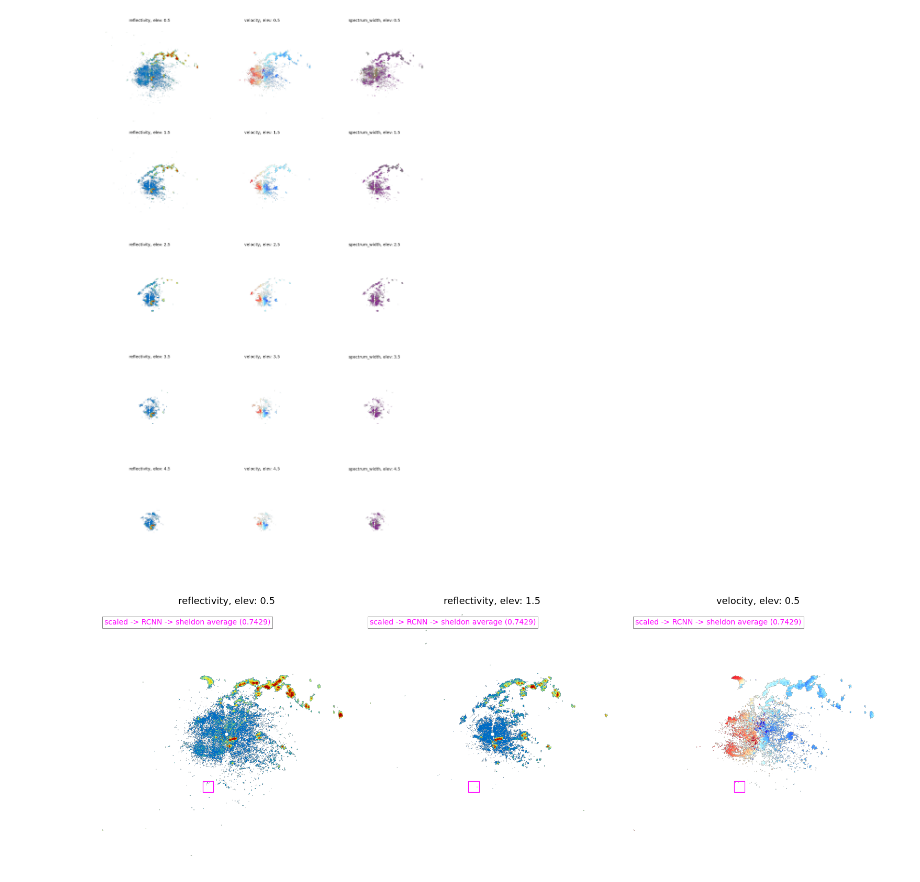
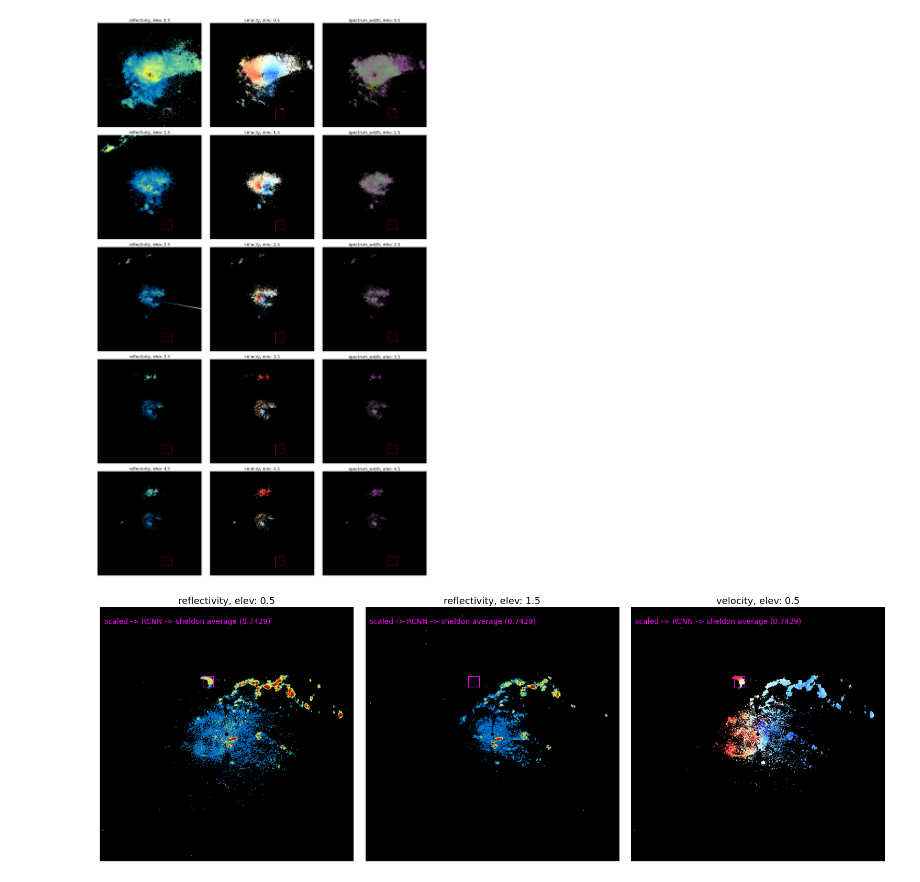
Before and after one commit to darkecology/wsrdata, a Jupyter notebook: tools/visualization.ipynb, the cells around one changed output. Drawn from its saved outputs; the diff is of its cells as text; code cells hidden in the pictures.

Commit message:
dataset 0.1.0

```diff
--- a/tools/visualization.ipynb
+++ b/tools/visualization.ipynb
@@ -18,42 +29,59 @@ NORMALIZERS = {
 # %%
 # Render and visualize a scan
 
-SCAN = "KAMX20101024_111513_V03"
+SCAN = "KLIX19951013_121258"
 SCAN_FILE = f"/scratch2/wenlongzhao/roosts2021/libs/wsrdata/static/scans/scans/{SCAN[4:8]}/{SCAN[8:10]}/{SCAN[10:12]}/{SCAN[:4]}/{SCAN}.gz"
     # /scratch2/wenlongzhao/roosts2021/libs/wsrdata/static/scans/scans/2010/10/22/KAMX/KAMX20101022_105646_V03.gz
 ATTRIBUTES = ["reflectivity", "velocity", "spectrum_width"]
 ELEVATIONS = [0.5, 1.5, 2.5, 3.5, 4.5]
 
+# render
 radar = pyart.io.read_nexrad_archive(SCAN_FILE)
 data, fields, elevs, y, x = radar2mat(radar,
-                                      ydirection="ij",
+                                      ydirection="xy", # default radar direction, + is north, row 0 is south
                                       fields=ATTRIBUTES,
                                       coords='cartesian',
                                       r_max=150000,
                                       dim=600,
                                       elevs=ELEVATIONS,)
 
+# set up plot grid
 fig, axs = plt.subplots(len(ELEVATIONS), len(ATTRIBUTES), figsize=(21, 35), constrained_layout=True)
-# fig.tight_layout()
+
+# get bbox
+im_x, im_y, im_r = 50795.5, -109014.5, 12647.054074546 # annotations on the scale of -150000m to 150000m from the radar station
+im_x = (im_x + 150000) * 600 / (2 * 150000)
+im_y = (im_y + 150000) * 600 / (2 * 150000)
+im_r = im_r * 600 / (2 * 150000)
+def xyr2bbox(x, y, r): # not rounded to integers here, although box parameters are rounded to integers for the json
+    xy = np.array((x - r, y - r))
+    w = 2*r
+    h = 2*r
+    return xy, w, h
+xy, w, h = xyr2bbox(im_x, im_y, im_r)
+
+# plot
 for i, attr in enumerate(ATTRIBUTES):
     for j, elev in enumerate(ELEVATIONS):
         subplt = axs[j, i]
         subplt.axis('off')
         subplt.set_title(f"{attr}, elev: {elev}", fontsize=18)
         cm = plt.get_cmap(pyart.config.get_field_colormap(attr))
-        rgb = cm(NORMALIZERS[attr](data[i, j, :, :]))
-        subplt.imshow(rgb, origin='lower')
+        rgb = cm(NORMALIZERS[attr](data[i, j, :, :]))[:, :, :3] # omit the fourth alpha dimension
+        subplt.imshow(rgb, origin='lower') # set the origin to lower so that north is the top of the image
+        rect = patches.Rectangle( xy, w, h, linewidth=1, edgecolor='r', facecolor='none')
+        subplt.add_patch(rect)
 
 plt.show()
+plt.close(fig)
 # %% [output]
-[figure, old version]
+[figure, new version]
 # %%
 # Visualize an npy array with annotations from json
 
 # define which scan to visualize, which json to be the source of annotations
 SCAN = "KAMX20101024_112106_V03"
 JSON_PATH = "/scratch2/wenlongzhao/roosts2021/libs/wsrdata/datasets/roosts_v0.0.1/roosts_v0.0.1.json"
-OUTPUT_DIR = "/scratch2/wenlongzhao/roosts2021/libs/wsrdata/datasets/roosts_v0.0.1/visualization"
 
 # colors for bboxes
 color_array = [
@@ -66,41 +94,36 @@ color_array = [
 
 with open(JSON_PATH, "r") as f:
     dataset = json.load(f)
 scan_to_id = {}
 for scan in dataset["scans"]:
     scan_to_id[scan["key"]] = scan["id"]
-scan = dataset["scans"][scan_to_id[SCAN]]
 attributes = dataset["info"]["array_fields"]
 elevations = dataset["info"]["array_elevations"]
 
+scan = dataset["scans"][scan_to_id[SCAN]]
 array = np.load(os.path.join(dataset["info"]["array_dir"], scan["array_path"]))["array"]
 
 fig, axs = plt.subplots(1, 3, figsize=(21,7), constrained_layout=True)
-
 for i, (attr, elev) in enumerate([("reflectivity", 0.5), ("reflectivity", 1.5), ("velocity", 0.5)]):
     subplt = axs[i]
     subplt.axis('off')
     subplt.set_title(f"{attr}, elev: {elev}", fontsize=18)
     cm = plt.get_cmap(pyart.config.get_field_colormap(attr))
     rgb = cm(NORMALIZERS[attr](array[attributes.index(attr), elevations.index(elev), :, :]))
-    subplt.imshow(rgb, origin='lower')
+    rgb = rgb[:, :, :3] # omit the fourth alpha dimension, NAN are black but not white
+    subplt.imshow(rgb, origin='lower') # set the origin to lower so that north is the top of the image
     for annotation_id in scan["annotation_ids"]:
         bbox = dataset["annotations"][annotation_id]["bbox"]
         subplt.add_patch(
             plt.Rectangle((bbox[0], bbox[1]), bbox[2], bbox[3],
                           fill=False,
                           edgecolor=color_array[1],
                           linewidth=1.2)
         )
-        subplt.text(10, 40, 'scaled -> RCNN -> sheldon average (0.7429)',
-                    bbox=dict(facecolor='white', alpha=0.5),fontsize=14, color=color_array[1])
+        subplt.text(10, 560, 'scaled -> RCNN -> sheldon average (0.7429)',
+                    bbox=dict(facecolor='white', alpha=0), fontsize=14, color=color_array[1])
 
 plt.show()
-
-
-if not os.path.exists(OUTPUT_DIR):
-    os.mkdir(OUTPUT_DIR)
-fig.savefig(os.path.join(OUTPUT_DIR, SCAN+".png"), bbox_inches = "tight")
 plt.close(fig)
 # %% [output]
-[figure, old version]
+[figure, new version]
```
Also changed, not shown: parts of 2 cells of this notebook, 29 other files.
